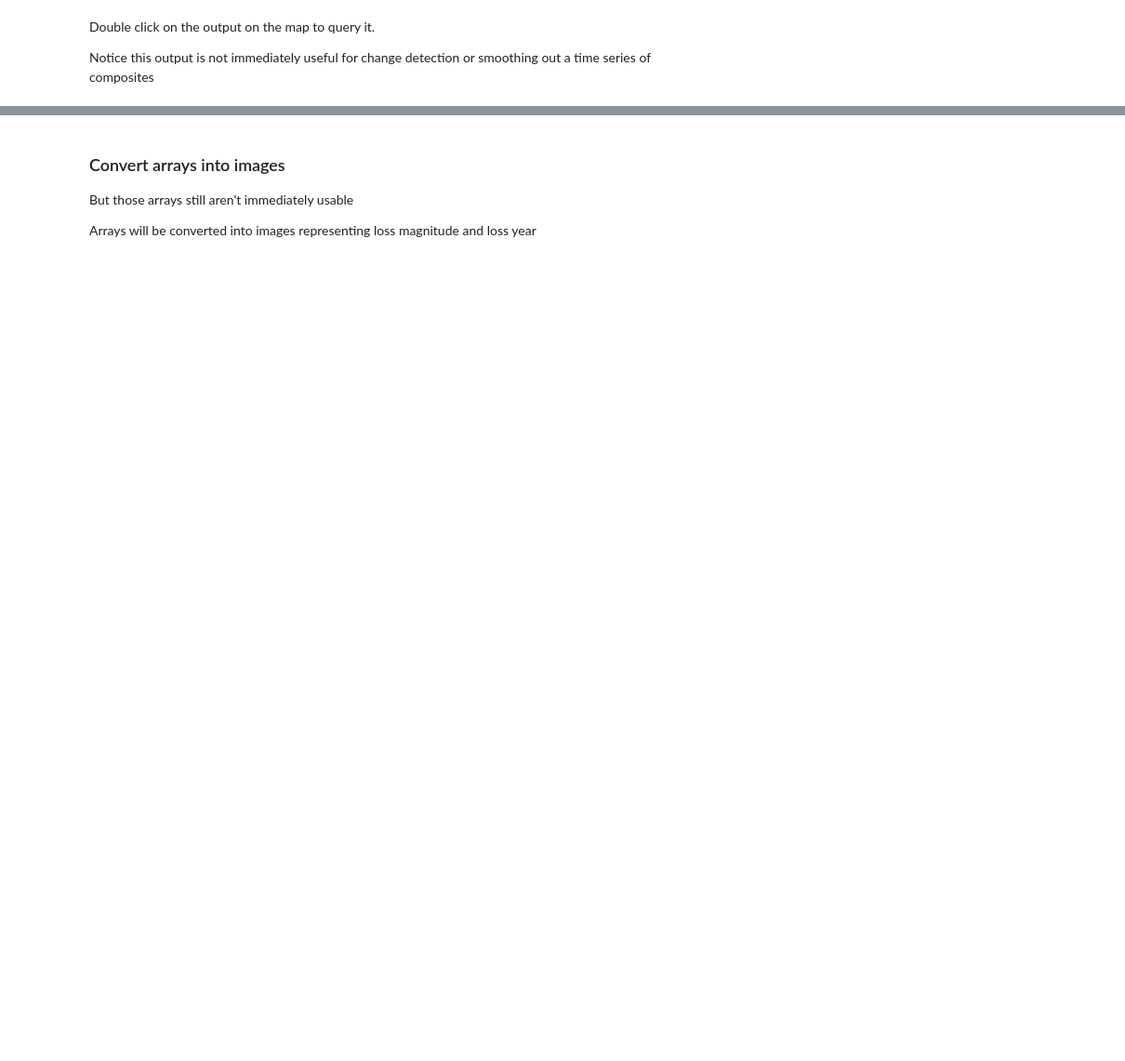
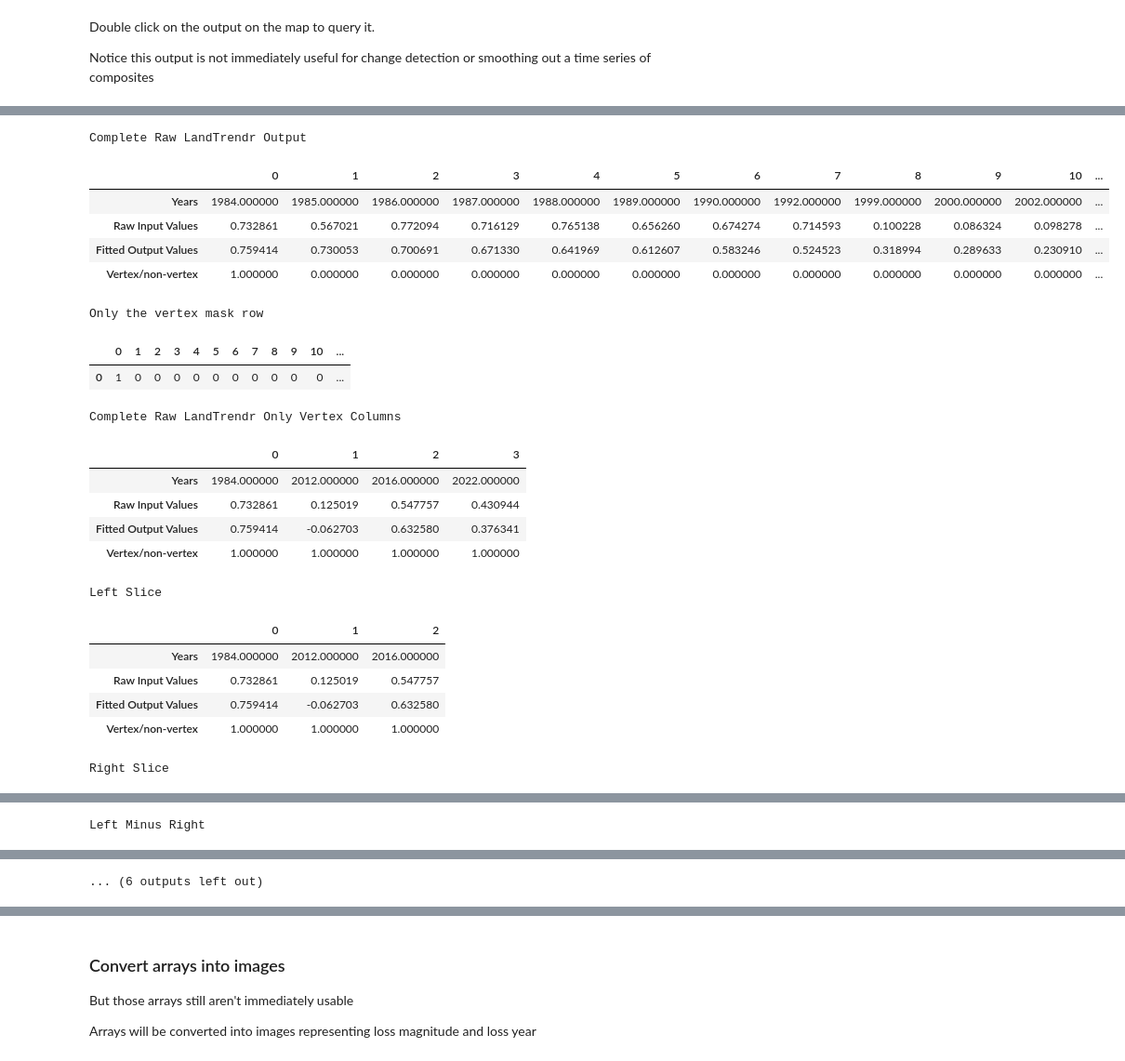
Before and after one commit to redcastle-resources/lcms-training, a Jupyter notebook: 3.1-LandTrendr.ipynb, the cells around one changed output, grey strips where cells are left out. Shown: that part at 93% size. Drawn from its saved outputs; the diff is of its cells as text; code cells hidden in the pictures; blank space fills up the shorter version.

Commit message:
Array manipulation display

```diff
--- a/3.1-LandTrendr.ipynb
+++ b/3.1-LandTrendr.ipynb
@@ -316,13 +256,15 @@ Run the code block below to set the parameters that the LandTrendr algorithm wil
 bandNames = ['red','nir','swir1','swir2','NBR','NDVI','brightness','greenness','wetness']
 
 #Define landtrendr params
-run_params = { \
-  'maxSegments':            6,\
-  'spikeThreshold':         0.9,\
-  'vertexCountOvershoot':   3,\
-  'preventOneYearRecovery': False,\
-  'recoveryThreshold':      0.25,\
-  'pvalThreshold':          0.05,\
-  'bestModelProportion':    0.75,\
-  'minObservationsNeeded':  6\
+run_params = {
+  'maxSegments':            6,
+  'spikeThreshold':         0.9,
+  'vertexCountOvershoot':   3,
+  'preventOneYearRecovery': False,
+  'recoveryThreshold':      0.25,
+  'pvalThreshold':          0.05,
+  'bestModelProportion':    0.75,
+  'minObservationsNeeded':  6
 }
+
+print('Done')
@@ -415,15 +314,72 @@ print(ee.Array([3, 4, 5]).first(ee.Array([0, 1, 2])).getInfo())
 # %%
+# Provide an example location
+pt = ee.Geometry.Point([ -65.944 , 18.404])
+
+
+# First, we will select the LandTrendr image array output band
+lt_array = raw_LT.select(['LandTrendr'])
+
+display(g2p.imageArrayPixelToDataFrame(lt_array, pt,None,crs,transform, 'Complete Raw LandTrendr Output',\
+                                       ['Years','Raw Input Values','Fitted Output Values','Vertex/non-vertex']))
+# This output has 2 dimensions per pixel
+# The rows correspond to 0-years, 1-raw input values, 2-LandTrendr fitted output values, and 3-vertex/non vertex
+
+# First, slice the vertices  and use them as a mask to mask out non vertex values
+vertices = lt_array.arraySlice(0,3,4)
+display(g2p.imageArrayPixelToDataFrame(vertices, pt, None,crs,transform,'Only the vertex mask row'))
+lt_array = lt_array.arrayMask(vertices)
+display(g2p.imageArrayPixelToDataFrame(lt_array, pt, None,crs,transform,'Complete Raw LandTrendr Only Vertex Columns',\
+                                                 ['Years','Raw Input Values','Fitted Output Values','Vertex/non-vertex']))
+
 # In order to perform change detection, we'll need to get the difference between fitted vertex values
 # We do this by slicing the first to the next to the last and then the second to the last and subtracting them
 left = lt_array.arraySlice(1,0,-1)
 right = lt_array.arraySlice(1,1,None)
 diff  = left.subtract(right)
 
+display(g2p.imageArrayPixelToDataFrame(left, pt, None,crs,transform,'Left Slice',\
+                                       ['Years','Raw Input Values','Fitted Output Values','Vertex/non-vertex']))
+display(g2p.imageArrayPixelToDataFrame(right, pt,None,crs,transform, \
+                                       'Right Slice',['Years','Raw Input Values','Fitted Output Values','Vertex/non-vertex']))
+display(g2p.imageArrayPixelToDataFrame(diff, pt, None,crs,transform,\
+                                       'Left Minus Right',['Years','Raw Input Values','Fitted Output Values','Vertex/non-vertex']))
+
+
 # We then slice the right-hand years and the fitted vertex values difference and combine them
 years = right.arraySlice(0,0,1)
 mag = diff.arraySlice(0,2,3)
 forSorting = years.arrayCat(mag,0)
+display(g2p.imageArrayPixelToDataFrame(forSorting, pt, None,crs,transform,'Array Ready For Sorting'))
 
 # We can then sort using various rows depending on whether we want the highest magnitude change, most recent, etc
 # In this example, the sort row will be the magnitude, thus giving us the highest severity change
 sorted = forSorting.arraySort(forSorting.arraySlice(0,1,2))
+display(g2p.imageArrayPixelToDataFrame(sorted, pt, None,crs,transform,'Array Sorted by the Second Row (magnitude of change)'))
+
+
+# Slice off the year and magnitude of the highest magnitude change
+highest_mag_change_array = sorted.arraySlice(1,0,1)
+display(g2p.imageArrayPixelToDataFrame(highest_mag_change_array, pt, None,crs,transform,'Highest Mag Change (year and magnitude)'))
+# %% [output]
+Complete Raw LandTrendr Output
+|  | 0 | 1 | 2 | 3 | 4 | 5 | 6 | 7 | 8 | 9 | 10 | ... |
+| Years | 1984.000000 | 1985.000000 | 1986.000000 | 1987.000000 | 1988.000000 | 1989.000000 | 1990.000000 | 1992.000000 | 1999.000000 | 2000.000000 | 2002.000000 | ... |
+| Raw Input Values | 0.732861 | 0.567021 | 0.772094 | 0.716129 | 0.765138 | 0.656260 | 0.674274 | 0.714593 | 0.100228 | 0.086324 | 0.098278 | ... |
+| Fitted Output Values | 0.759414 | 0.730053 | 0.700691 | 0.671330 | 0.641969 | 0.612607 | 0.583246 | 0.524523 | 0.318994 | 0.289633 | 0.230910 | ... |
+| Vertex/non-vertex | 1.000000 | 0.000000 | 0.000000 | 0.000000 | 0.000000 | 0.000000 | 0.000000 | 0.000000 | 0.000000 | 0.000000 | 0.000000 | ... |
+Only the vertex mask row
+|  | 0 | 1 | 2 | 3 | 4 | 5 | 6 | 7 | 8 | 9 | 10 | ... |
+| 0 | 1 | 0 | 0 | 0 | 0 | 0 | 0 | 0 | 0 | 0 | 0 | ... |
+Complete Raw LandTrendr Only Vertex Columns
+|  | 0 | 1 | 2 | 3 |
+| Years | 1984.000000 | 2012.000000 | 2016.000000 | 2022.000000 |
+| Raw Input Values | 0.732861 | 0.125019 | 0.547757 | 0.430944 |
+| Fitted Output Values | 0.759414 | -0.062703 | 0.632580 | 0.376341 |
+| Vertex/non-vertex | 1.000000 | 1.000000 | 1.000000 | 1.000000 |
+Left Slice
+|  | 0 | 1 | 2 |
+| Years | 1984.000000 | 2012.000000 | 2016.000000 |
+| Raw Input Values | 0.732861 | 0.125019 | 0.547757 |
+| Fitted Output Values | 0.759414 | -0.062703 | 0.632580 |
+| Vertex/non-vertex | 1.000000 | 1.000000 | 1.000000 |
+Right Slice
@@ -429,0 +391 @@ sorted = forSorting.arraySort(forSorting.arraySlice(0,1,2))
+Left Minus Right
@@ -429,0 +397 @@ sorted = forSorting.arraySort(forSorting.arraySlice(0,1,2))
+... (6 outputs left out)
```
Also changed, not shown: parts of 48 cells of this notebook, 3 other files.
